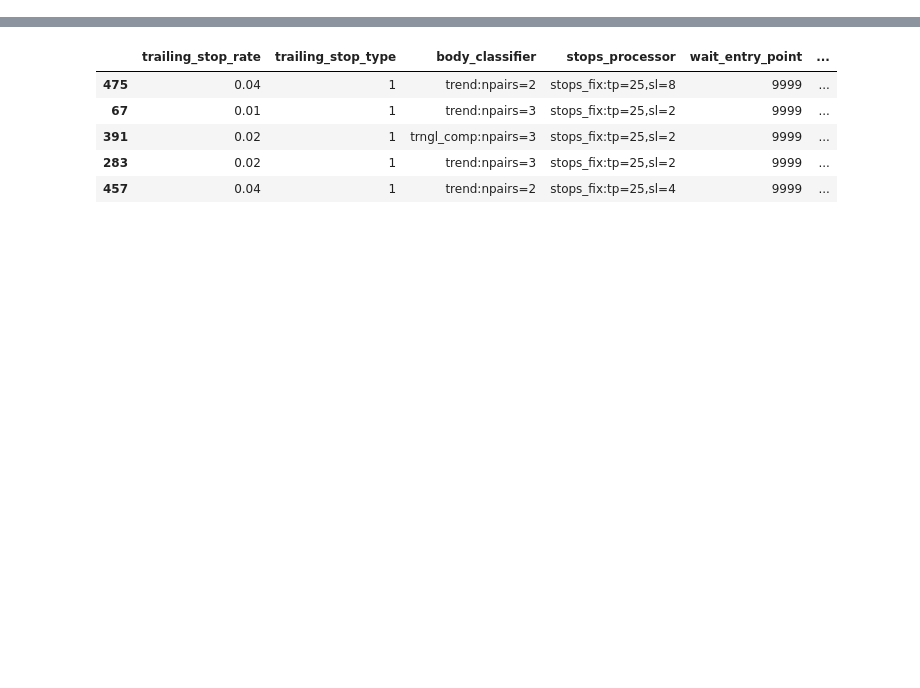
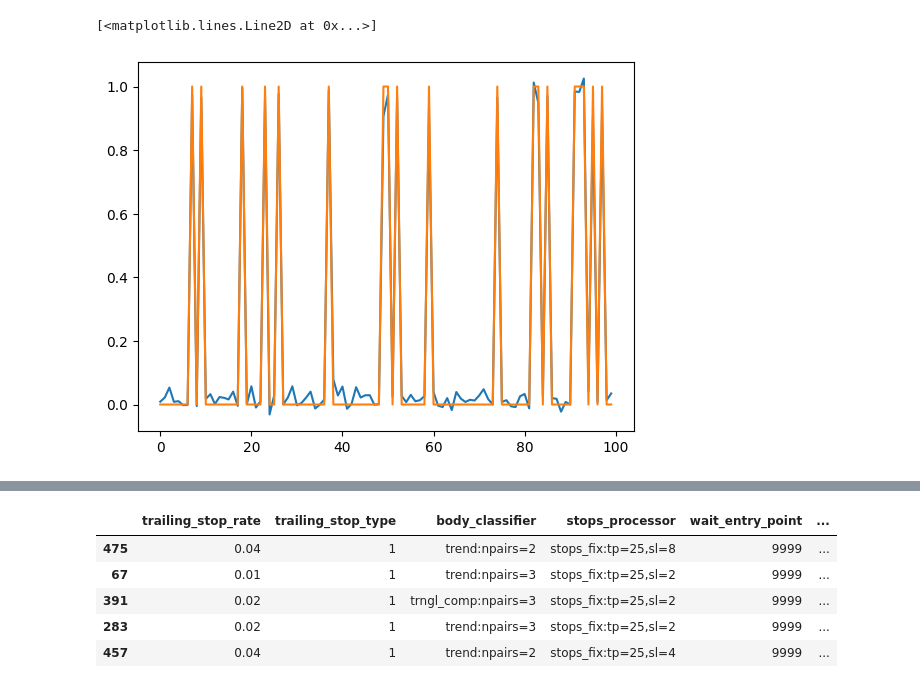
Before and after one commit to binrey/MLTR, a Jupyter notebook: optim_research.ipynb, the cells around one changed output, grey strips where cells are left out. Saved outputs shown, nothing was run; the diff lists cells and outputs as text; code cells hidden in the pictures; blank space fills up the shorter version.

```diff
--- a/optim_research.ipynb
+++ b/optim_research.ipynb
@@ -17,0 +114,6 @@ for p in sorted(Path("optimization").glob("*.pickle")):
+# %%
+plt.plot(model.predict(X_train[:100]))
+plt.plot(y_train[:100])
+# %% [output]
+[<matplotlib.lines.Line2D at 0x...>]
+[figure, added]
```
Also changed, not shown: parts of 8 cells of this notebook, 1 other file.
